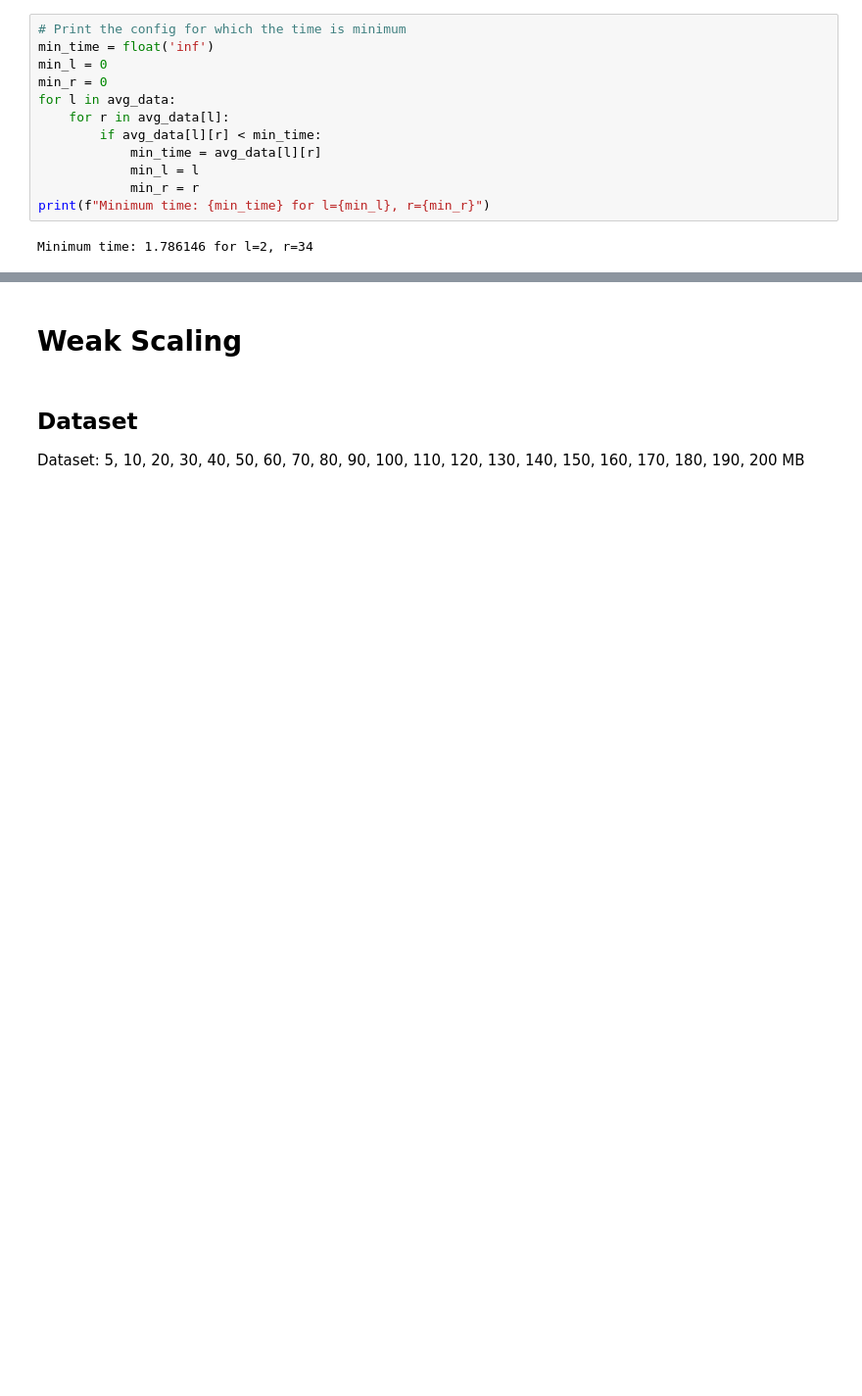
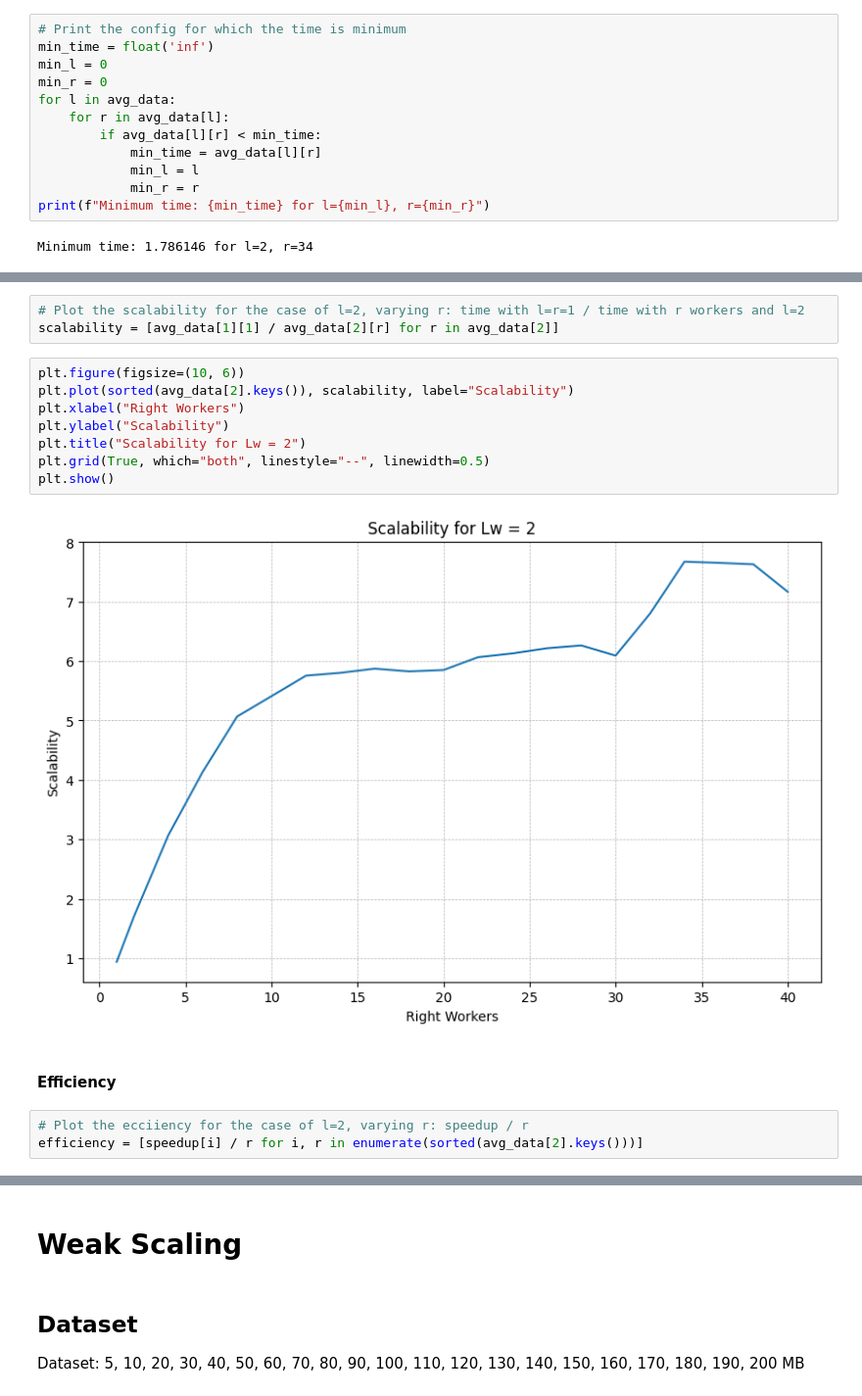
Before and after one commit to irenedovichi/SPM-project, a Jupyter notebook: plots.ipynb, the cells around one changed output, grey strips where cells are left out. Shown at 98% size. Saved outputs shown, nothing was run; the diff lists cells and outputs as text; blank space fills up the shorter version.

```diff
--- a/plots.ipynb
+++ b/plots.ipynb
@@ -113,0 +132,18 @@ Minimum time: 1.786146 for l=2, r=34
+# %%
+# Plot the scalability for the case of l=2, varying r: time with l=r=1 / time with r workers and l=2
+scalability = [avg_data[1][1] / avg_data[2][r] for r in avg_data[2]]
+# %%
+plt.figure(figsize=(10, 6))
+plt.plot(sorted(avg_data[2].keys()), scalability, label="Scalability")
+plt.xlabel("Right Workers")
+plt.ylabel("Scalability")
+plt.title("Scalability for Lw = 2")
+plt.grid(True, which="both", linestyle="--", linewidth=0.5)
+plt.show()
+# %% [output]
+[figure, added]
+# %% [markdown]
+#### Efficiency
+# %%
+# Plot the ecciiency for the case of l=2, varying r: speedup / r
+efficiency = [speedup[i] / r for i, r in enumerate(sorted(avg_data[2].keys()))]
```
Also changed, not shown: parts of 52 cells of this notebook.
